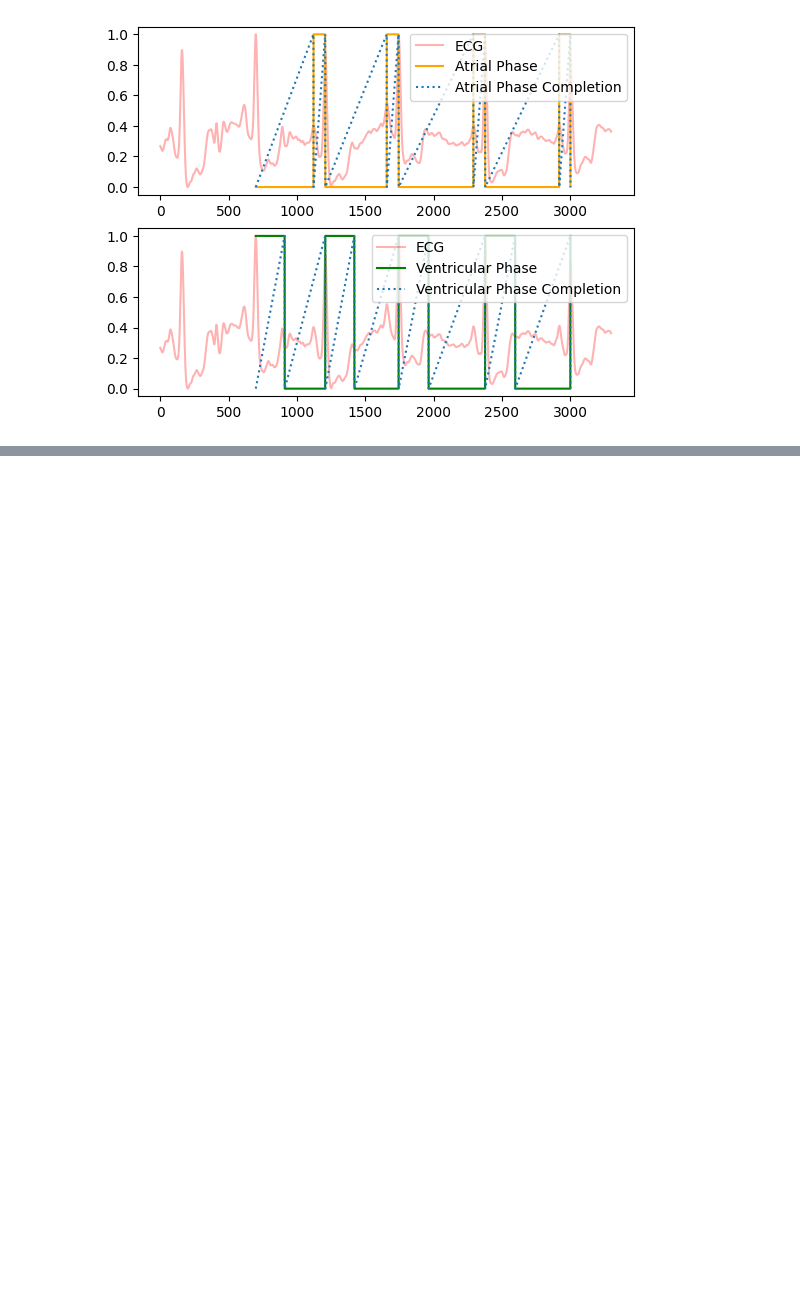
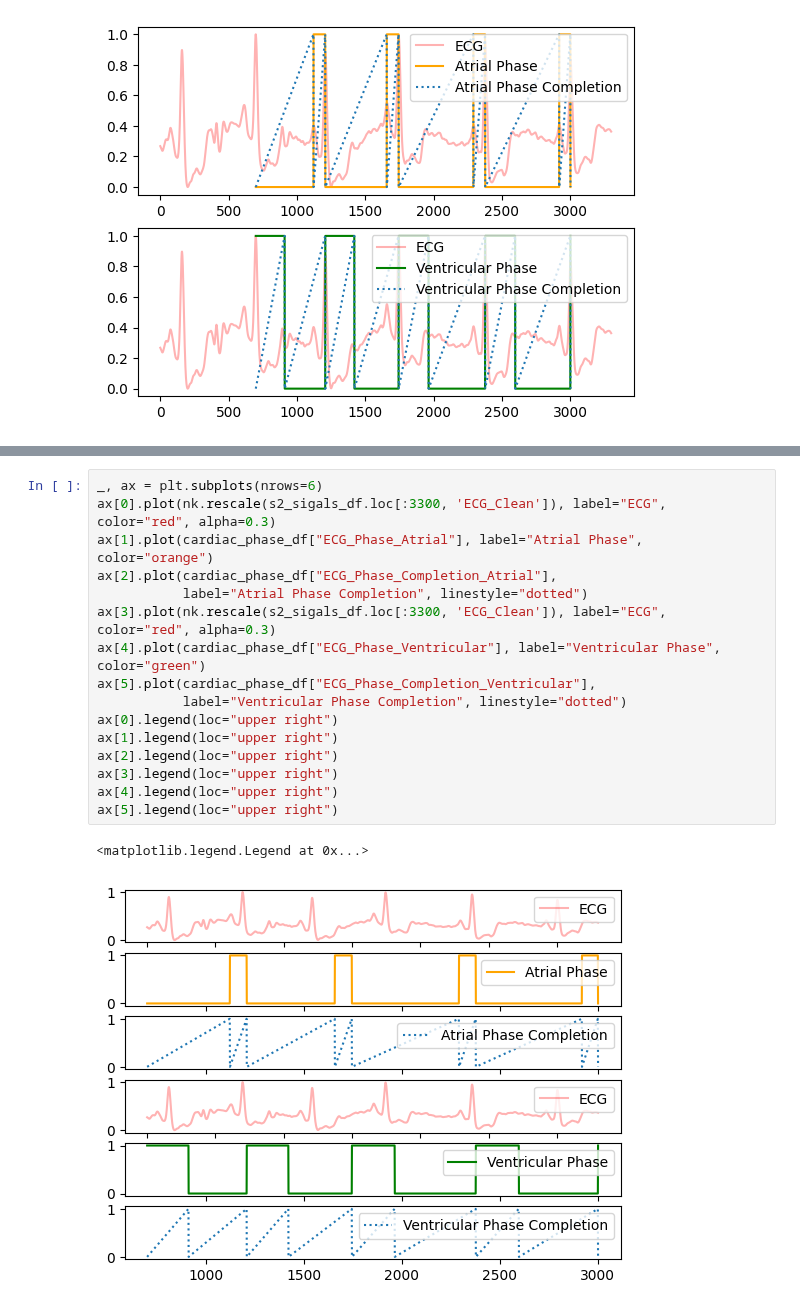
Before and after one commit to invisible-illness-project/lamina, a Jupyter notebook: notebook_experiments/ecg.ipynb, the cells around one changed output, grey strips where cells are left out. Saved outputs shown, nothing was run; the diff lists cells and outputs as text; blank space fills up the shorter version.

```diff
--- a/notebook_experiments/ecg.ipynb
+++ b/notebook_experiments/ecg.ipynb
@@ -291,0 +298,19 @@ ax[1].legend(loc="upper right")
+# %%
+_, ax = plt.subplots(nrows=6)
+ax[0].plot(nk.rescale(s2_sigals_df.loc[:3300, 'ECG_Clean']), label="ECG", color="red", alpha=0.3)
+ax[1].plot(cardiac_phase_df["ECG_Phase_Atrial"], label="Atrial Phase", color="orange")
+ax[2].plot(cardiac_phase_df["ECG_Phase_Completion_Atrial"],
+           label="Atrial Phase Completion", linestyle="dotted")
+ax[3].plot(nk.rescale(s2_sigals_df.loc[:3300, 'ECG_Clean']), label="ECG", color="red", alpha=0.3)
+ax[4].plot(cardiac_phase_df["ECG_Phase_Ventricular"], label="Ventricular Phase", color="green")
+ax[5].plot(cardiac_phase_df["ECG_Phase_Completion_Ventricular"],
+           label="Ventricular Phase Completion", linestyle="dotted")
+ax[0].legend(loc="upper right")
+ax[1].legend(loc="upper right")
+ax[2].legend(loc="upper right")
+ax[3].legend(loc="upper right")
+ax[4].legend(loc="upper right")
+ax[5].legend(loc="upper right")
+# %% [output]
+<matplotlib.legend.Legend at 0x...>
+[figure, added]
```
Also changed, not shown: parts of 3 cells of this notebook, 1 other file.
